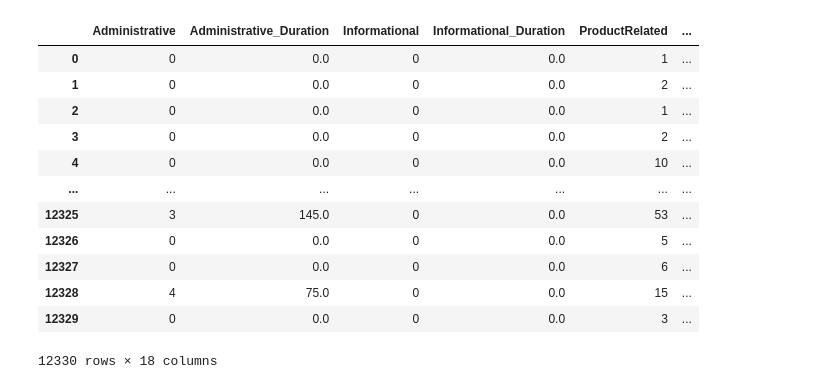
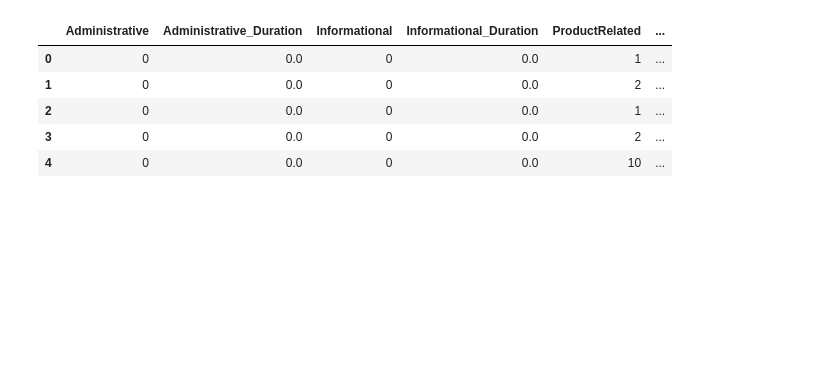
Before and after one commit to RufelleEmmanuelPactol/eCommercePurchasePredictor, a Jupyter notebook: logit.ipynb, the cells around one changed output. Cells and saved outputs as stored; diff of their text form; code cells hidden in the pictures; blank space fills up the shorter version.

```diff
--- a/logit.ipynb
+++ b/logit.ipynb
@@ -1,18 +1,18 @@
 # %%
 import pandas as pd
-
-pd.read_csv('archive/online_shoppers_intention.csv')
+from sklearn.model_selection import train_test_split
+from sklearn.linear_model import LogisticRegression
+from sklearn.metrics import accuracy_score, roc_curve, auc
+import seaborn as sns
+import warnings
+import matplotlib.pyplot as plt
+warnings.filterwarnings("ignore")
+df = pd.read_csv('archive/online_shoppers_intention.csv')
+df.head()
 # %% [output]
 |  | Administrative | Administrative_Duration | Informational | Informational_Duration | ProductRelated | ... |
 | 0 | 0 | 0.0 | 0 | 0.0 | 1 | ... |
 | 1 | 0 | 0.0 | 0 | 0.0 | 2 | ... |
 | 2 | 0 | 0.0 | 0 | 0.0 | 1 | ... |
 | 3 | 0 | 0.0 | 0 | 0.0 | 2 | ... |
 | 4 | 0 | 0.0 | 0 | 0.0 | 10 | ... |
-| ... | ... | ... | ... | ... | ... | ... |
-| 12325 | 3 | 145.0 | 0 | 0.0 | 53 | ... |
-| 12326 | 0 | 0.0 | 0 | 0.0 | 5 | ... |
-| 12327 | 0 | 0.0 | 0 | 0.0 | 6 | ... |
-| 12328 | 4 | 75.0 | 0 | 0.0 | 15 | ... |
-| 12329 | 0 | 0.0 | 0 | 0.0 | 3 | ... |
-12330 rows × 18 columns
```
Also changed, not shown: parts of 9 cells of this notebook, 2 other files.
